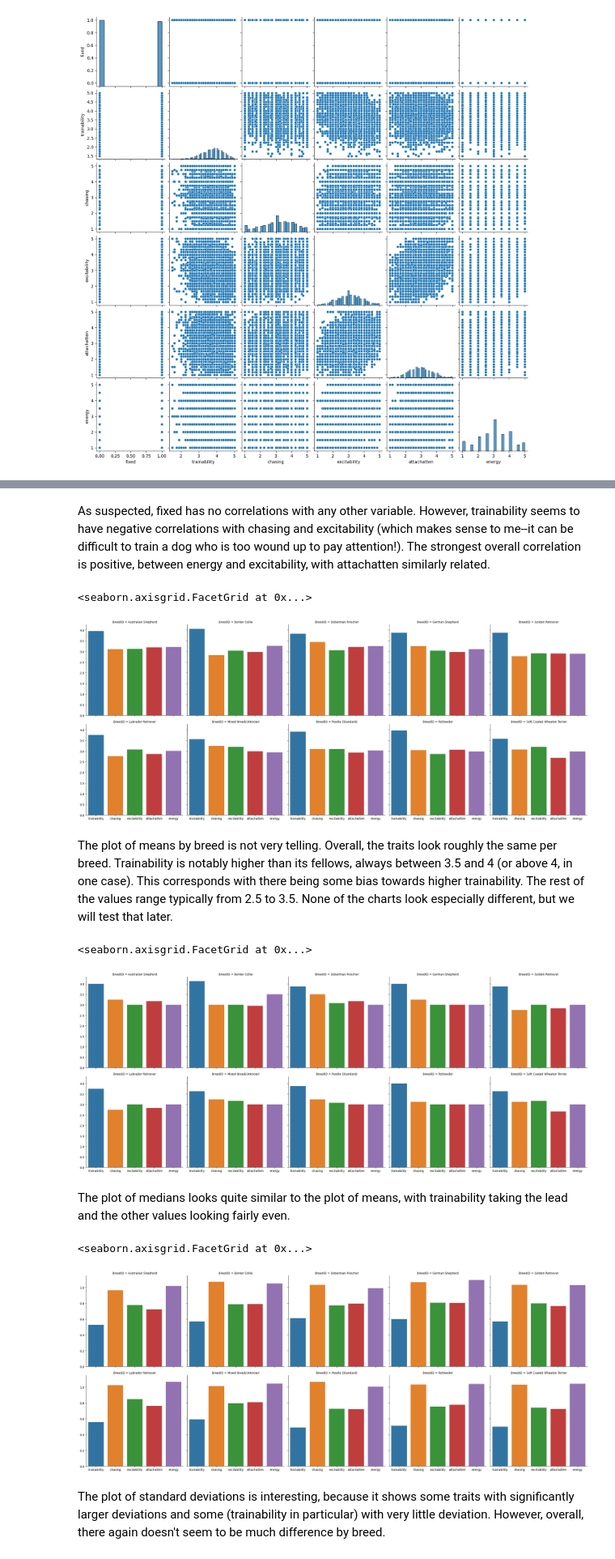
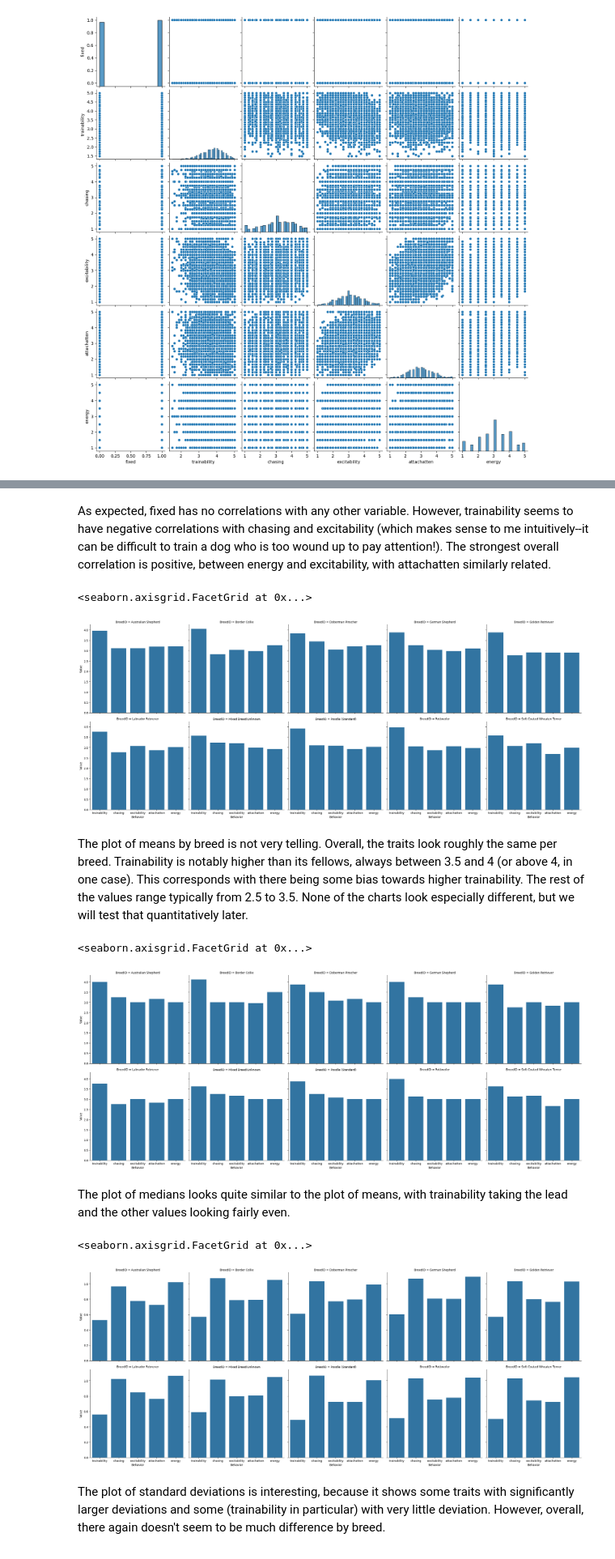
Before and after one commit to lindseyschae/Puppers, a Jupyter notebook: CBARQ_EDA.ipynb, the cells around one changed output, grey strips where cells are left out. Shown at 81% size. Cells and saved outputs as stored; diff of their text form; code cells hidden in the pictures.

Commit message:
Cleaned up and (likely) final
Final unless I require returning to it for further exploration.

```diff
--- a/CBARQ_EDA.ipynb
+++ b/CBARQ_EDA.ipynb
@@ -29,9 +29,9 @@ import random
 import matplotlib.pyplot as plt
 import seaborn as sns
 # %%
-# import dataframe
+# import (cleaned) dataframe
 
-full = pd.read_csv('cleaned_cbarq.csv')
+full = pd.read_csv('C:/Users/Guest1/Desktop/Uni/Springboard/Puppers/Data/cleaned_cbarq.csv')
 full.head()
 # %% [output]
 |  | Unnamed: 0 | BreedID | sex | fixed | color | strangeraggr | owneraggr | dogaggr | dogfear | dogrivalry | ... |
@@ -152,3 +157,3 @@ sns.heatmap(top[['trainability', 'chasing', 'excitability', 'attachatten', 'ener
 # %% [markdown]
-As suspected, fixed has no correlations with any other variable. However, trainability seems to have negative correlations with chasing and excitability (which makes sense to me--it can be difficult to train a dog who is too wound up to pay attention!). The strongest overall correlation is positive, between energy and excitability, with attachatten similarly related.
+As expected, fixed has no correlations with any other variable. However, trainability seems to have negative correlations with chasing and excitability (which makes sense to me intuitively--it can be difficult to train a dog who is too wound up to pay attention!). The strongest overall correlation is positive, between energy and excitability, with attachatten similarly related.
 # %%
@@ -163,24 +168,45 @@ meds = df.groupby('BreedID').median().reset_index()
 stds = df.groupby('BreedID').std().reset_index()
 summ = df.groupby('BreedID').agg(['mean', 'median', 'std']).reset_index()
 # %%
-sns.catplot(kind='bar', data=means, col = 'BreedID', col_wrap=5, legend = 'auto', sharey = True)
+# Melt the means data for use in bar plots
+
+means_melt = means.melt(id_vars = 'BreedID', value_vars = ['trainability', 'chasing', 'excitability', 'attachatten', 'energy'],
+                        var_name = 'Behavior', value_name = 'Value')
+
+# Plot behavior means by breed
+
+sns.catplot(kind = 'bar', data = means_melt, col = 'BreedID', x = 'Behavior', y = 'Value', col_wrap = 5, legend = 'auto', sharey = True)
 # %% [output]
 <seaborn.axisgrid.FacetGrid at 0x...>
-[figure, old version]
+[figure, new version]
 # %% [markdown]
-The plot of means by breed is not very telling. Overall, the traits look roughly the same per breed. Trainability is notably higher than its fellows, always between 3.5 and 4 (or above 4, in one case). This corresponds with there being some bias towards higher trainability. The rest of the values range typically from 2.5 to 3.5. None of the charts look especially different, but we will test that later.
+The plot of means by breed is not very telling. Overall, the traits look roughly the same per breed. Trainability is notably higher than its fellows, always between 3.5 and 4 (or above 4, in one case). This corresponds with there being some bias towards higher trainability. The rest of the values range typically from 2.5 to 3.5. None of the charts look especially different, but we will test that quantitatively later.
 # %%
-sns.catplot(kind='bar', data=meds, col = 'BreedID', col_wrap=5, legend = 'auto', sharey = True)
+# Do the same for the medians data
+
+meds_melt = meds.melt(id_vars = 'BreedID', value_vars = ['trainability', 'chasing', 'excitability', 'attachatten', 'energy'],
+                        var_name = 'Behavior', value_name = 'Value')
+
+# Plot behavior medians by breed
+
+sns.catplot(kind = 'bar', data = meds_melt, col = 'BreedID', x = 'Behavior', y = 'Value', col_wrap = 5, legend = 'auto', sharey = True)
 # %% [output]
 <seaborn.axisgrid.FacetGrid at 0x...>
-[figure, old version]
+[figure, new version]
 # %% [markdown]
 The plot of medians looks quite similar to the plot of means, with trainability taking the lead and the other values looking fairly even.
 # %%
-sns.catplot(kind='bar', data=stds, col = 'BreedID', col_wrap=5, legend='auto', sharey = True)
+# Finally, standard deviation
+
+std_melt = stds.melt(id_vars = 'BreedID', value_vars = ['trainability', 'chasing', 'excitability', 'attachatten', 'energy'],
+                     var_name = 'Behavior', value_name = 'Value')
+
+# Plot behavior standard deviation by breed
+
+sns.catplot(kind = 'bar', data = std_melt, col = 'BreedID', x = 'Behavior', y = 'Value', col_wrap = 5, legend = 'auto', sharey = True)
 # %% [output]
 <seaborn.axisgrid.FacetGrid at 0x...>
-[figure, old version]
+[figure, new version]
 # %% [markdown]
 The plot of standard deviations is interesting, because it shows some traits with significantly larger deviations and some (trainability in particular) with very little deviation. However, overall, there again doesn't seem to be much difference by breed.
 # %% [markdown]
```
Also changed, not shown: parts of 21 cells of this notebook.
